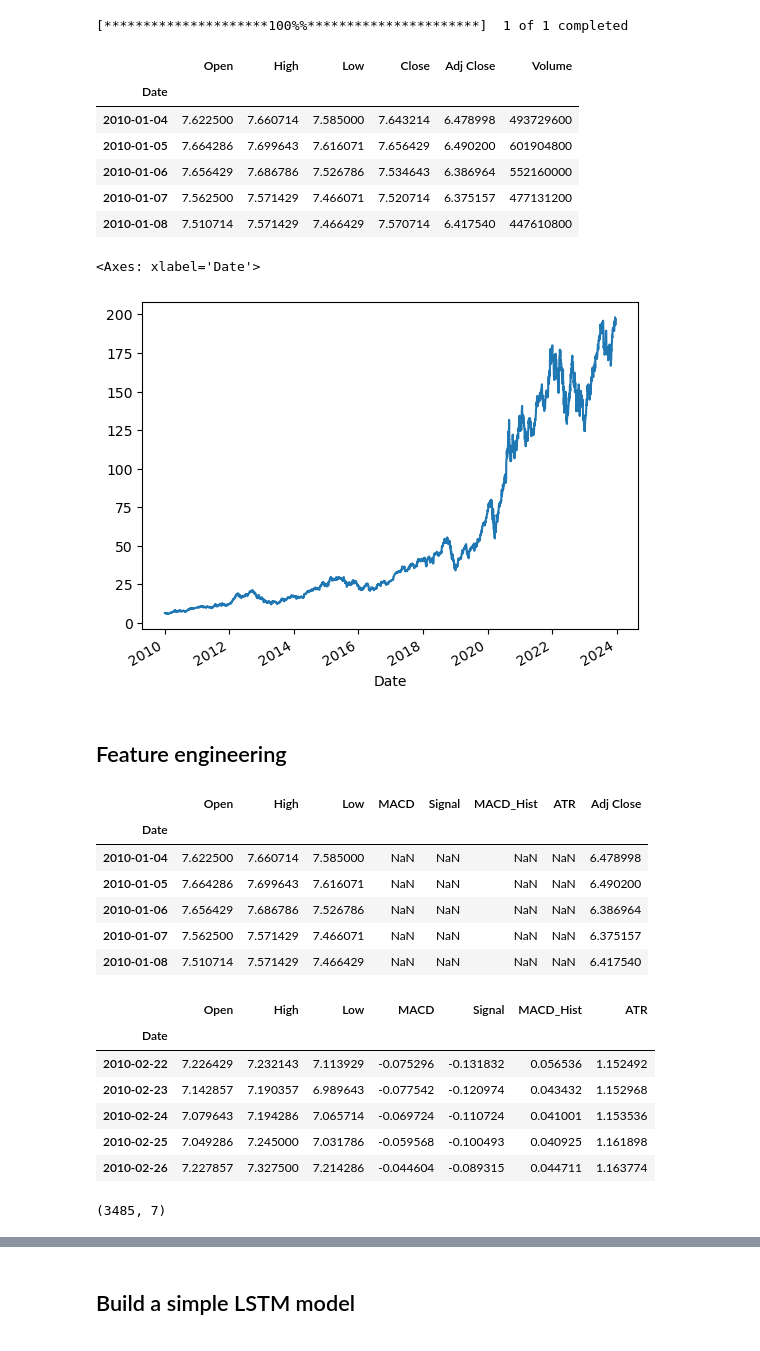
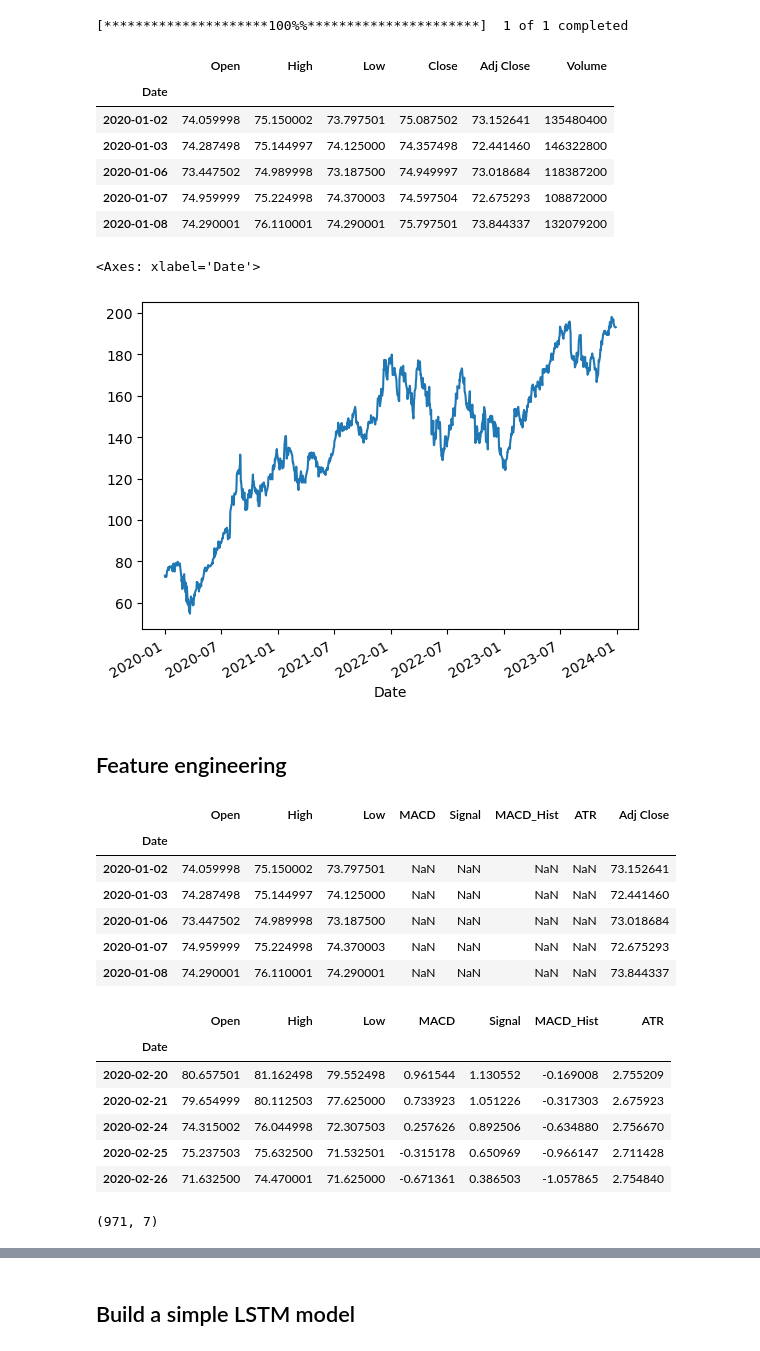
Before and after one commit to vuanhngo14/StockSage, a Jupyter notebook: stocksage_draft.ipynb, the cells around one changed output, grey strips where cells are left out. Drawn from its saved outputs; the diff is of its cells as text; code cells hidden in the pictures.

```diff
--- a/stocksage_draft.ipynb
+++ b/stocksage_draft.ipynb
@@ -30,28 +30,28 @@ from sklearn.model_selection import GridSearchCV
 # %%
 # Define the ticker symbol for the company (e.g., Apple Inc. with the symbol AAPL)
 ticker_symbol = "AAPL"
 
-start_date = "2010-01-01"
+start_date = "2020-01-01"
 end_date = datetime.today().strftime('%Y-%m-%d')
 
 data = yf.download(ticker_symbol, start=start_date, end=end_date)
 
 df = pd.DataFrame(data)
 df.head()
 # %% [output]
 [*********************100%%**********************]  1 of 1 completed
 |  | Open | High | Low | Close | Adj Close | Volume |
 | Date |  |  |  |  |  |  |
-| 2010-01-04 | 7.622500 | 7.660714 | 7.585000 | 7.643214 | 6.478998 | 493729600 |
-| 2010-01-05 | 7.664286 | 7.699643 | 7.616071 | 7.656429 | 6.490200 | 601904800 |
-| 2010-01-06 | 7.656429 | 7.686786 | 7.526786 | 7.534643 | 6.386964 | 552160000 |
-| 2010-01-07 | 7.562500 | 7.571429 | 7.466071 | 7.520714 | 6.375157 | 477131200 |
-| 2010-01-08 | 7.510714 | 7.571429 | 7.466429 | 7.570714 | 6.417540 | 447610800 |
+| 2020-01-02 | 74.059998 | 75.150002 | 73.797501 | 75.087502 | 73.152641 | 135480400 |
+| 2020-01-03 | 74.287498 | 75.144997 | 74.125000 | 74.357498 | 72.441460 | 146322800 |
+| 2020-01-06 | 73.447502 | 74.989998 | 73.187500 | 74.949997 | 73.018684 | 118387200 |
+| 2020-01-07 | 74.959999 | 75.224998 | 74.370003 | 74.597504 | 72.675293 | 108872000 |
+| 2020-01-08 | 74.290001 | 76.110001 | 74.290001 | 75.797501 | 73.844337 | 132079200 |
 # %%
 df['Adj Close'].plot()
 # %% [output]
 <Axes: xlabel='Date'>
-[figure, old version]
+[figure, new version]
 # %% [markdown]
 ## Feature engineering
 # %%
@@ -95,11 +95,11 @@ df.head()
 # %% [output]
 |  | Open | High | Low | MACD | Signal | MACD_Hist | ATR | Adj Close |
 | Date |  |  |  |  |  |  |  |  |
-| 2010-01-04 | 7.622500 | 7.660714 | 7.585000 | NaN | NaN | NaN | NaN | 6.478998 |
-| 2010-01-05 | 7.664286 | 7.699643 | 7.616071 | NaN | NaN | NaN | NaN | 6.490200 |
-| 2010-01-06 | 7.656429 | 7.686786 | 7.526786 | NaN | NaN | NaN | NaN | 6.386964 |
-| 2010-01-07 | 7.562500 | 7.571429 | 7.466071 | NaN | NaN | NaN | NaN | 6.375157 |
-| 2010-01-08 | 7.510714 | 7.571429 | 7.466429 | NaN | NaN | NaN | NaN | 6.417540 |
+| 2020-01-02 | 74.059998 | 75.150002 | 73.797501 | NaN | NaN | NaN | NaN | 73.152641 |
+| 2020-01-03 | 74.287498 | 75.144997 | 74.125000 | NaN | NaN | NaN | NaN | 72.441460 |
+| 2020-01-06 | 73.447502 | 74.989998 | 73.187500 | NaN | NaN | NaN | NaN | 73.018684 |
+| 2020-01-07 | 74.959999 | 75.224998 | 74.370003 | NaN | NaN | NaN | NaN | 72.675293 |
+| 2020-01-08 | 74.290001 | 76.110001 | 74.290001 | NaN | NaN | NaN | NaN | 73.844337 |
 # %%
 # Drop null values
 df.dropna(inplace=True)
@@ -112,11 +112,11 @@ X_feat.head()
 # %% [output]
 |  | Open | High | Low | MACD | Signal | MACD_Hist | ATR |
 | Date |  |  |  |  |  |  |  |
-| 2010-02-22 | 7.226429 | 7.232143 | 7.113929 | -0.075296 | -0.131832 | 0.056536 | 1.152492 |
-| 2010-02-23 | 7.142857 | 7.190357 | 6.989643 | -0.077542 | -0.120974 | 0.043432 | 1.152968 |
-| 2010-02-24 | 7.079643 | 7.194286 | 7.065714 | -0.069724 | -0.110724 | 0.041001 | 1.153536 |
-| 2010-02-25 | 7.049286 | 7.245000 | 7.031786 | -0.059568 | -0.100493 | 0.040925 | 1.161898 |
-| 2010-02-26 | 7.227857 | 7.327500 | 7.214286 | -0.044604 | -0.089315 | 0.044711 | 1.163774 |
+| 2020-02-20 | 80.657501 | 81.162498 | 79.552498 | 0.961544 | 1.130552 | -0.169008 | 2.755209 |
+| 2020-02-21 | 79.654999 | 80.112503 | 77.625000 | 0.733923 | 1.051226 | -0.317303 | 2.675923 |
+| 2020-02-24 | 74.315002 | 76.044998 | 72.307503 | 0.257626 | 0.892506 | -0.634880 | 2.756670 |
+| 2020-02-25 | 75.237503 | 75.632500 | 71.532501 | -0.315178 | 0.650969 | -0.966147 | 2.711428 |
+| 2020-02-26 | 71.632500 | 74.470001 | 71.625000 | -0.671361 | 0.386503 | -1.057865 | 2.754840 |
 # %%
 # Scale the data using standard scaler
 # Standard scaler will scale between -1 and 1
@@ -129,7 +129,7 @@ X_ft = pd.DataFrame(columns = X_feat.columns,
 
 X_ft.shape
 # %% [output]
-(3485, 7)
+(971, 7)
 # %%
 # Group features and target into 1 df
 stock_df = pd.concat([X_ft, df['Adj Close']], axis = 1)
```
Also changed, not shown: parts of 9 cells of this notebook, 1 other file.
